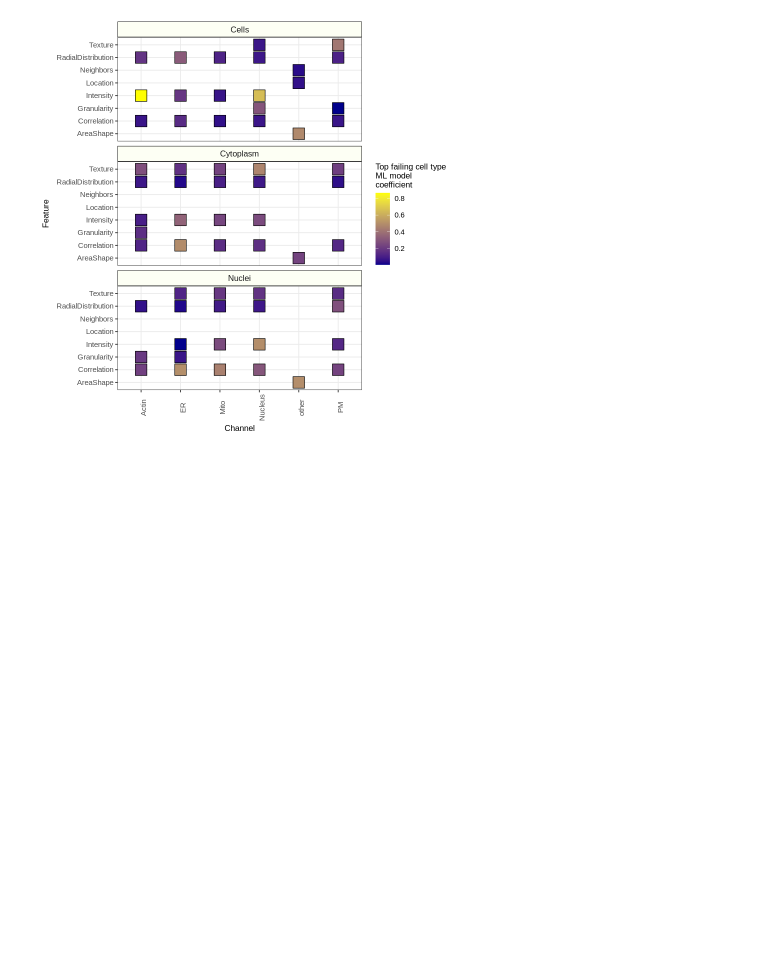
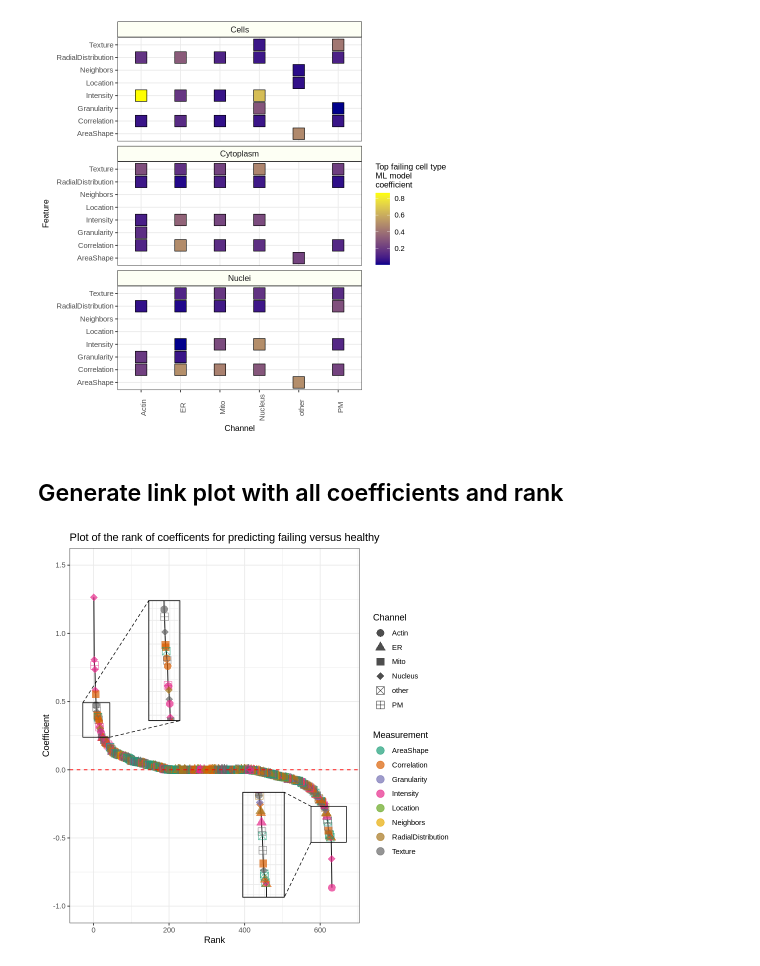
Before and after one commit to WayScience/cellpainting_predicts_cardiac_fibrosis, a Jupyter notebook: 5.machine_learning/3.visualize_model_coef.ipynb, the cells around one changed output. Cells and saved outputs as stored; diff of their text form; code cells hidden in the pictures; blank space fills up the shorter version.

Commit message:
add rank plot using ML coefficients

```diff
--- a/5.machine_learning/3.visualize_model_coef.ipynb
+++ b/5.machine_learning/3.visualize_model_coef.ipynb
@@ -12,6 +21,9 @@ input_data_dir <- "./data"
 
 # Set output figure dir
 output_fig_dir <- "./figures"
+
+# Path to ranked coef file
+ranked_coef_file <- file.path(input_data_dir, "ranked_coeffs.csv")
 
 # Path to healthy coef file
 healthy_coef_file <- file.path(input_data_dir, "healthy_coeffs.csv")
@@ -20,6 +32,7 @@ healthy_coef_file <- file.path(input_data_dir, "healthy_coeffs.csv")
 failing_coef_file <- file.path(input_data_dir, "failing_coeffs.csv")
 
 # Paths for each figure output
+ranked_coef_fig <- file.path(output_fig_dir, "logistic_regression_final_ranked_coefficients_line_plot.png")
 healthy_coef_fig <- file.path(output_fig_dir, "logistic_regression_final_healthy_coefficients_plot.png")
 failing_coef_fig <- file.path(output_fig_dir, "logistic_regression_final_failing_coefficients_plot.png")
 # %% [markdown]
@@ -215,3 +276,43 @@ ggsave(failing_coef_fig, failing_coef_gg, height = 8, width = 7, dpi = 500)
 failing_coef_gg
 # %% [output]
 [figure]
+# %% [markdown]
+## Generate link plot with all coefficients and rank
+# %%
+# Creating a line plot with ggplot
+coef_rank_plot <- ggplot(ranked_coef_df, aes(x = Rank, y = Coefficient, color = feature_group, shape = channel_cleaned)) +
+  geom_line(aes(group = 1), color = "black") +
+  geom_point(size = 4, alpha = 0.7) +
+  geom_hline(yintercept = 0, linetype = "dashed", color = "red") +
+  labs(title = "Plot of the rank of coefficents for predicting failing versus healthy", x = "Rank", y = "Coefficient") +
+  scale_color_brewer(name = "Measurement", palette = "Dark2") +
+  scale_shape_manual(name = "Channel", values = c(16, 17, 15, 18, 7, 12)) +
+  theme_bw()+
+  ylim(-1, 1.5)
+
+# Save figure before zoom
+ggsave(ranked_coef_fig, coef_rank_plot, height = 8, width = 12, dpi = 500)
+
+# Add zoomed in portions
+# Top features from healthy (positive)
+from <- list(-25, 40, 0.25, 0.48) #xmin, xmax, ymin, ymax
+to <- list(150, 225, 0.4, 1.2)
+coef_rank_plot <- coef_rank_plot + geom_magnify(
+    from = from, to = to
+)
+# Top features from failing (negative)
+from <- list(580, 665, -0.52, -0.28) #xmin, xmax, ymin, ymax
+to <- list(400, 500, -0.9, -0.2)
+coef_rank_plot <- coef_rank_plot + geom_magnify(
+    from = from, to = to
+)
+
+# Create a new save path with "_zoom" added to save the added zoomed in portions
+ranked_coef_fig_zoom <- gsub(".png$", "_zoom.png", ranked_coef_fig)
+
+# Save figure after adding zooms
+ggsave(ranked_coef_fig_zoom, coef_rank_plot, height = 8, width = 12, dpi = 500)
+
+coef_rank_plot
+# %% [output]
+[figure, added]
```
Also changed, not shown: parts of 3 cells of this notebook, 7 other files.
